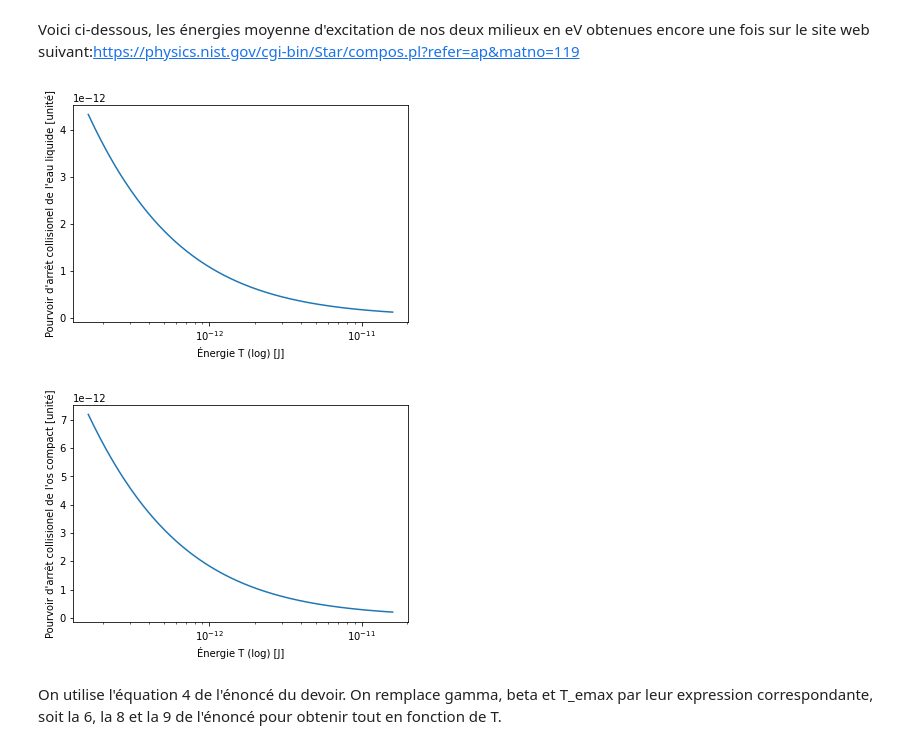
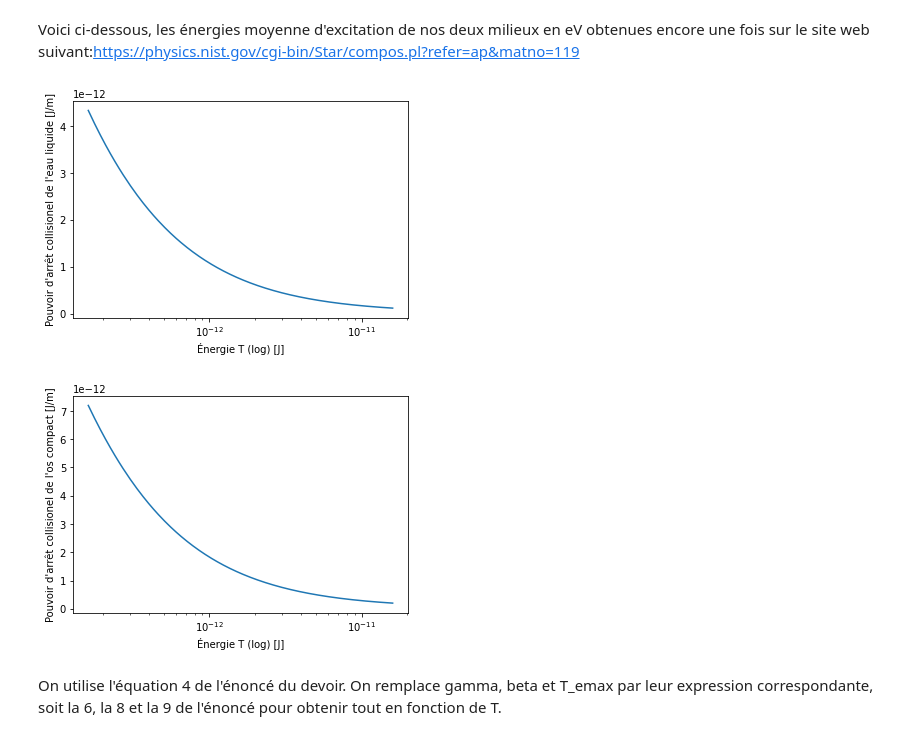
Before and after one commit to lb0918/TP1-de-physnum, a Jupyter notebook: Question1.ipynb, the cells around one changed output. Cells and saved outputs as stored; diff of their text form; code cells hidden in the pictures.

```diff
--- a/Question1.ipynb
+++ b/Question1.ipynb
@@ -39,31 +39,31 @@ Voici ci-dessous, les énergies moyenne d'excitation de nos deux milieux en eV o
 # %%
 T = np.linspace(1,100,1000)
 T = T*1.602e-13
 r_e = 2.8179e-15
 m_e = 9.1094e-31
 c = 3e8
 m_p = 1.6726e-27
 gamma = T/(m_p*c**2) + 1
 Beta = np.sqrt((gamma**2-1)/gamma**2)
 a = 2*m_e*c**2
 b = 1 + (m_e/m_p)**2
 delta = 2*m_e/m_p
 T_emax = (a*(gamma**2-1))/(b+(delta*gamma))
 S_col_eau = 2 * np.pi * (r_e ** 2)* m_e * (c ** 2) * (densité_électronique_eau*(10**3)) * (1/Beta**2) * (np.log((2*m_e*(c**2)*(Beta**2)*(gamma**2)*T_emax)/((Énergie_moyenne_excitation_eau*1.60218e-19)**2))-2*(Beta**2))
 S_col_os = 2 * np.pi * (r_e ** 2)* m_e * (c ** 2) * (densité_électronique_os*(10**3)) * (1/Beta**2) * (np.log((2*m_e*(c**2)*(Beta**2)*(gamma**2)*T_emax)/((Énergie_moyenne_excitation_os*1.60218e-19)**2))-2*(Beta**2))
 plt.plot(T, S_col_eau)
 plt.xscale('log')
 plt.xlabel('Énergie T (log) [J]')
-plt.ylabel('''Pouvoir d'arrêt collisionel de l'eau liquide [unité]''')
+plt.ylabel('''Pouvoir d'arrêt collisionel de l'eau liquide [J/m]''')
 plt.show()
 plt.plot(T, S_col_os)
 plt.xscale('log')
 plt.xlabel('Énergie T (log) [J]')
-plt.ylabel('''Pouvoir d'arrêt collisionel de l'os compact [unité]''')
+plt.ylabel('''Pouvoir d'arrêt collisionel de l'os compact [J/m]''')
 plt.show()
 # %% [output]
-[figure, old version]
+[figure, new version]
-[figure, old version]
+[figure, new version]
 # %% [markdown]
 On utilise l'équation 4 de l'énoncé du devoir. On remplace gamma, beta et T_emax par leur expression correspondante, soit la 6, la 8 et la 9 de l'énoncé pour obtenir tout en fonction de T.
 # %% [markdown]
```
Also changed, not shown: 4 other files.
